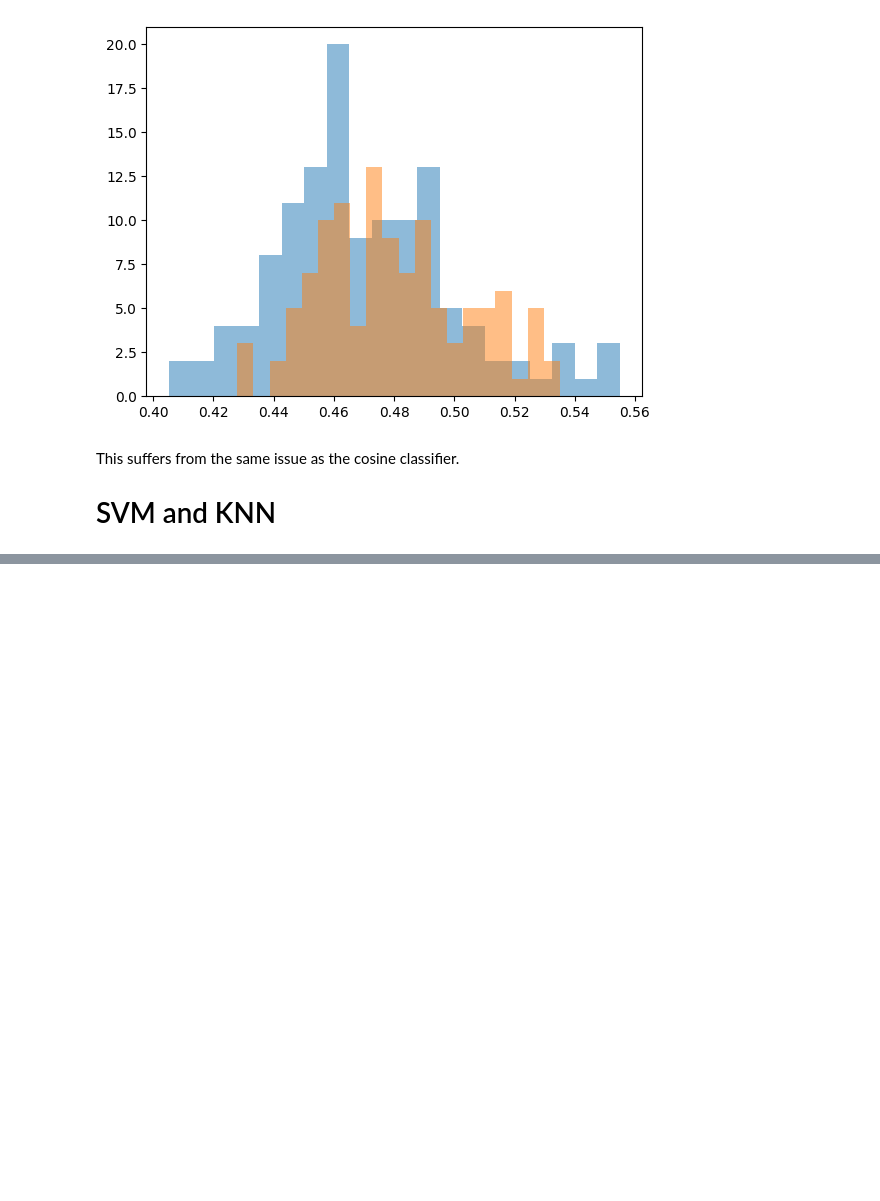
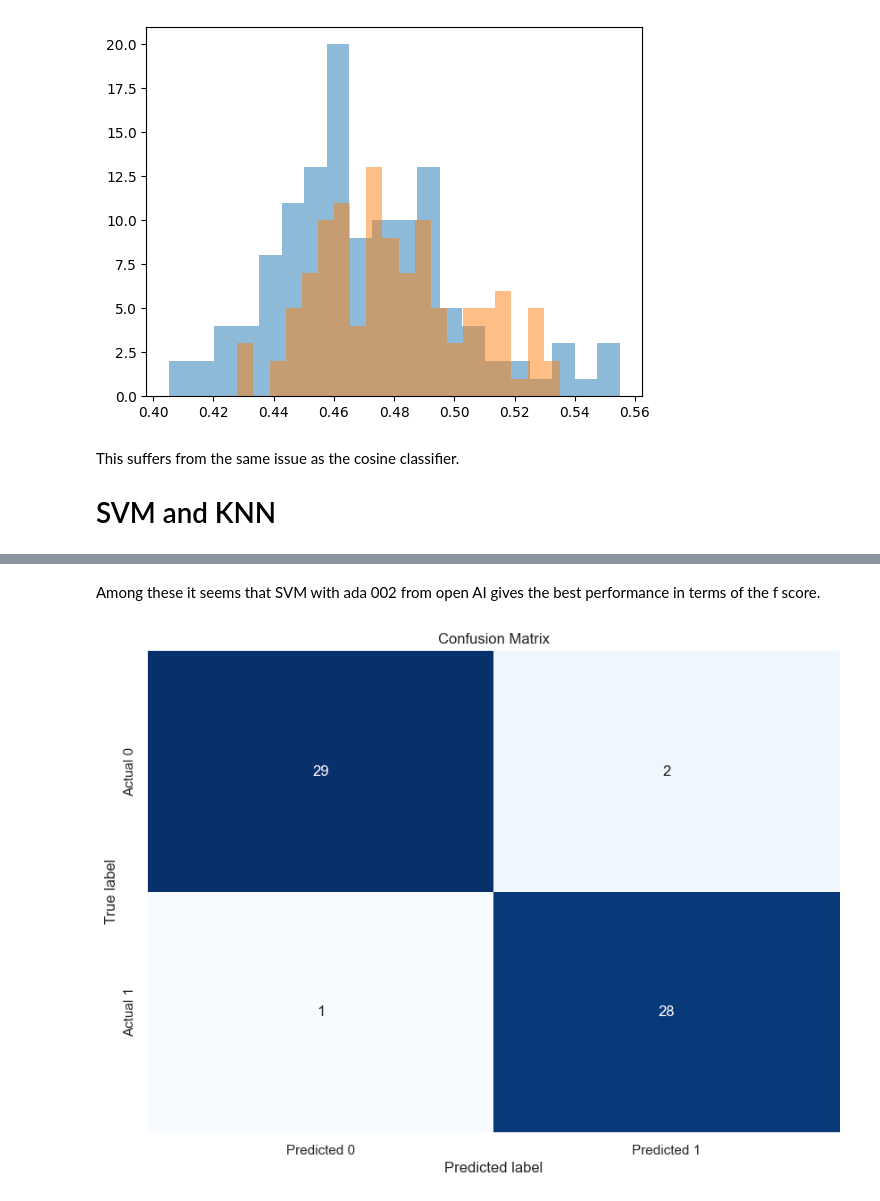
Before and after one commit to sarashs/Exploratory, a Jupyter notebook: Text_classification.ipynb, the cells around one changed output, grey strips where cells are left out. Cells and saved outputs as stored; diff of their text form; code cells hidden in the pictures; blank space fills up the shorter version.

```diff
--- a/Text_classification.ipynb
+++ b/Text_classification.ipynb
@@ -179,0 +187,31 @@ array([0, 0, 1, 1, 1, 0, 1, 0, 0, 1, 1, 1, 1, 0, 0, 1, 1, 1, 0, 0, 0, 0,
+# %% [markdown]
+Among these it seems that SVM with ada 002 from open AI gives the best performance in terms of the f score.
+# %%
+import seaborn as sns
+import matplotlib.pyplot as plt
+from sklearn.metrics import confusion_matrix
+
+with open('SVM-rbf_ada 2.pkl', 'rb') as f:
+    model = pickle.load(f)
+
+y_pred = model.predict(embedding_1_test)
+cm = confusion_matrix(label_test, y_pred)
+
+# Set the Seaborn style for better aesthetics
+sns.set(style="white")
+
+# Create a heatmap for the confusion matrix
+plt.figure(figsize=(10, 7))  # Adjust the figure size as necessary
+sns.heatmap(cm, annot=True, fmt="d", cmap='Blues', cbar=False,
+            xticklabels=['Predicted 0', 'Predicted 1'],  # Adjust based on your classes
+            yticklabels=['Actual 0', 'Actual 1'])       # Adjust based on your classes
+
+# Add labels and a title for clarity
+plt.ylabel('True label')
+plt.xlabel('Predicted label')
+plt.title('Confusion Matrix')
+
+# Display the plot
+plt.show()
+# %% [output]
+[figure, added]
```
Also changed, not shown: parts of 5 cells of this notebook.
